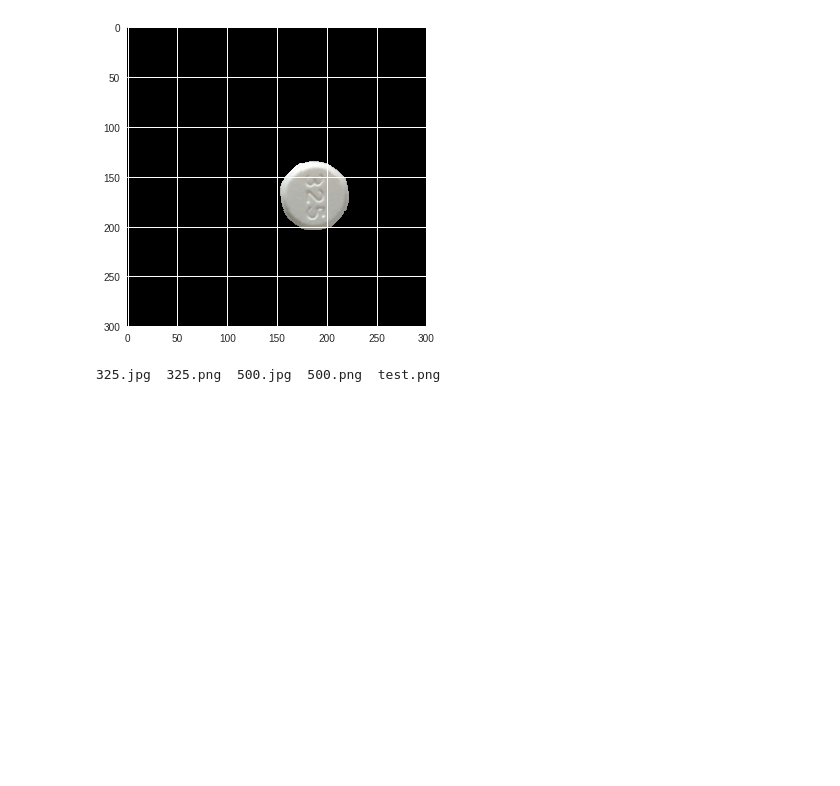
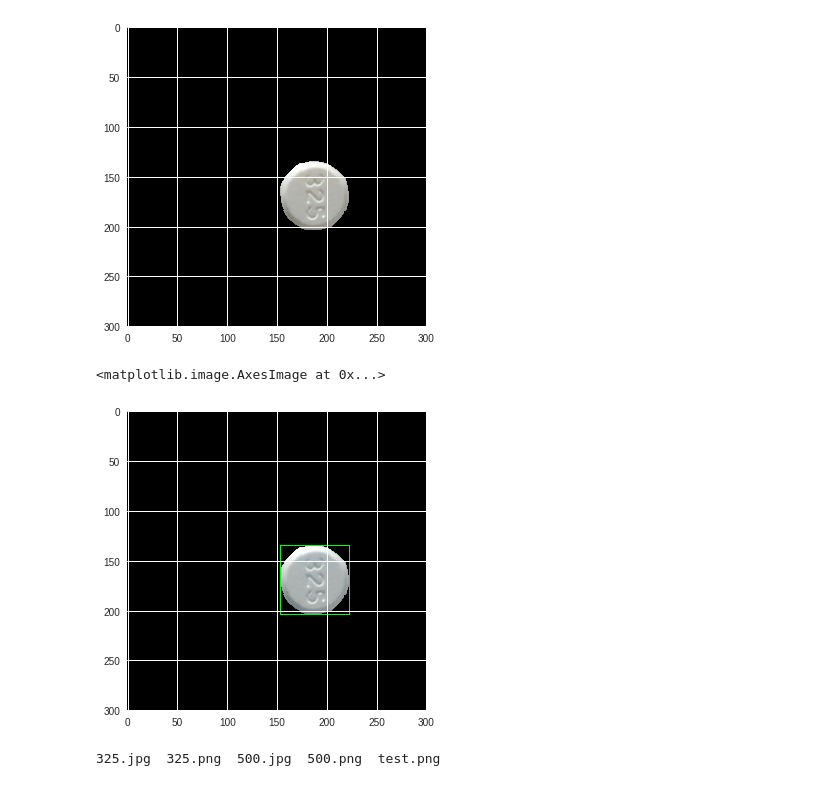
Before and after one commit to codingpotato/pill-detection, a Jupyter notebook: pill_detection.ipynb, the cells around one changed output. Cells and saved outputs as stored; diff of their text form; code cells hidden in the pictures; blank space fills up the shorter version.

Commit message:
Detect bounding rect by OpenCV

```diff
--- a/pill_detection.ipynb
+++ b/pill_detection.ipynb
@@ -37,6 +30,24 @@ plt.imshow(image)
 # %% [output]
 <matplotlib.image.AxesImage at 0x...>
 [figure]
+# %%
+import cv2
+
+image = cv2.imread(image_prefix + 'test.png')
+image_bw = cv2.cvtColor(image, cv2.COLOR_BGR2GRAY)
+_, image_bw = cv2.threshold(image_bw, 1, 255, cv2.THRESH_BINARY)
+_, contours, _ = cv2.findContours(image_bw, cv2.RETR_TREE, cv2.CHAIN_APPROX_SIMPLE)
+
+for cnt in contours:
+  area = cv2.contourArea(cnt)
+  if area > 200:
+    x, y, w, h = cv2.boundingRect(cnt)
+    cv2.rectangle(image, (x, y), (x + w, y + h), (0, 255, 0), 1)
+cv2.imwrite(image_prefix + 'aa.png', image)
+plt.imshow(image)
+# %% [output]
+<matplotlib.image.AxesImage at 0x...>
+[figure, added]
 # %%
 !ls pill-detection/images
 # %% [output]
```
Also changed, not shown: parts of 1 cell of this notebook.
